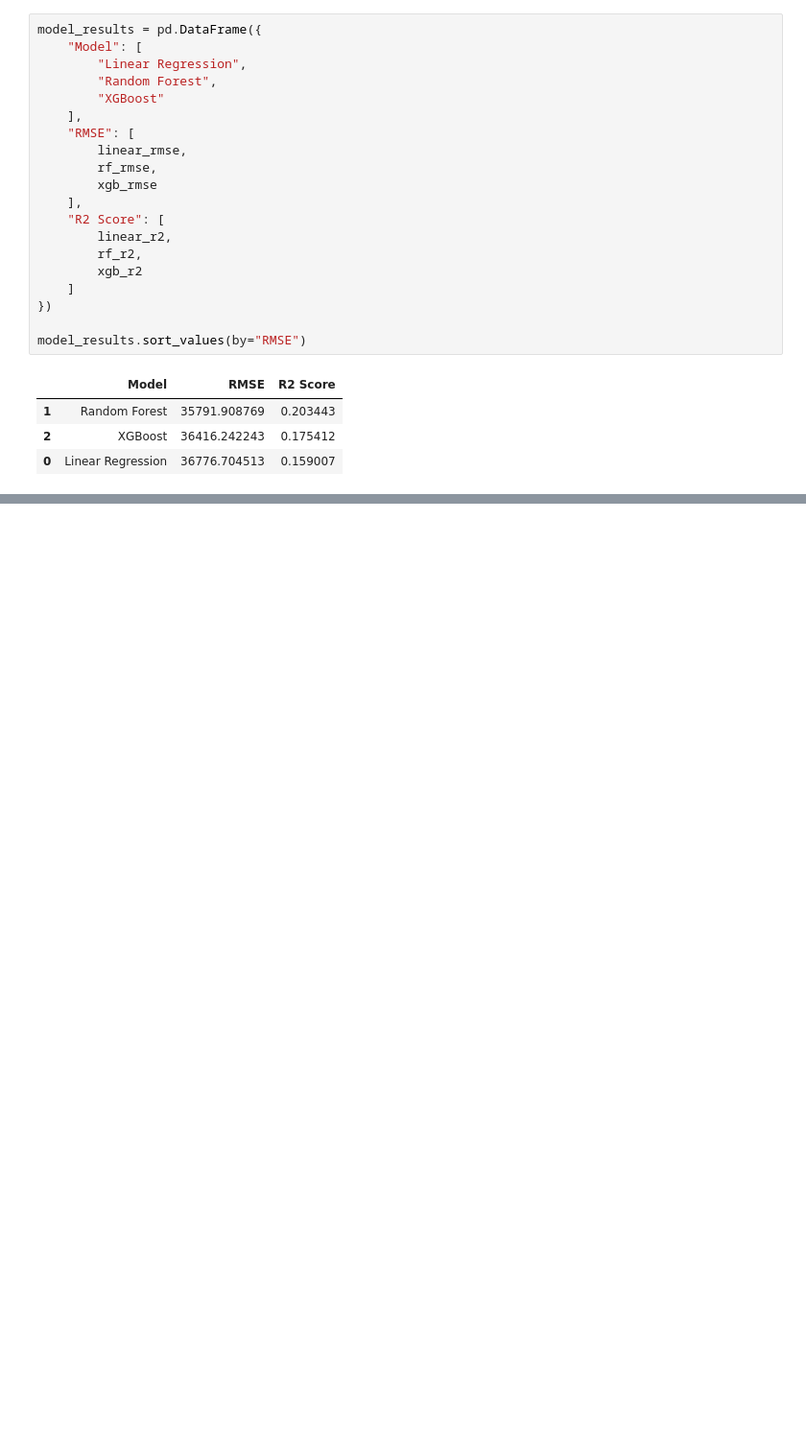
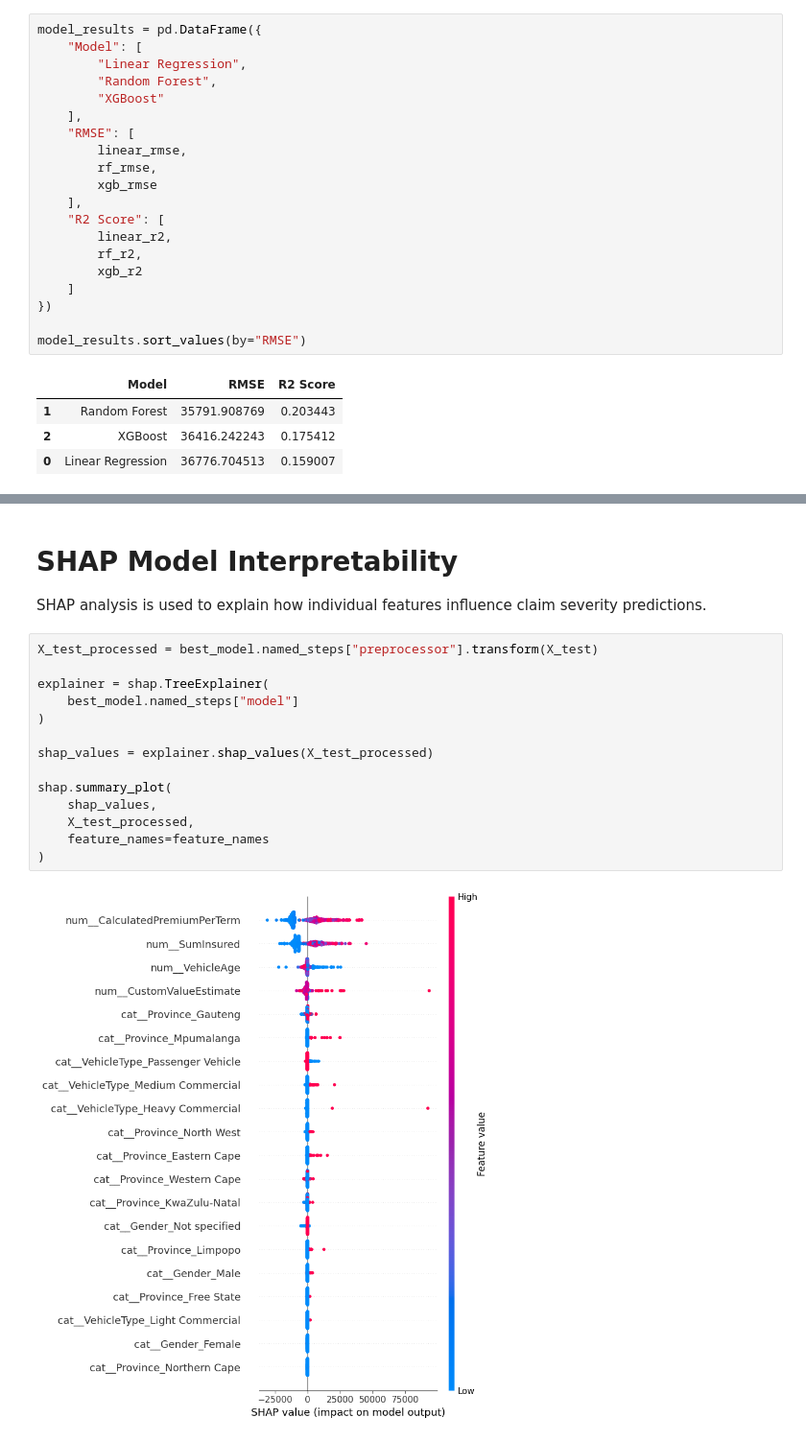
Before and after one commit to Bilen189/insurance-risk-analytics-week3, a Jupyter notebook: notebooks/03_modeling.ipynb, the cells around one changed output, grey strips where cells are left out. Shown at 96% size. Drawn from its saved outputs; the diff is of its cells as text; blank space fills up the shorter version.

```diff
--- a/notebooks/03_modeling.ipynb
+++ b/notebooks/03_modeling.ipynb
@@ -294,0 +337,20 @@ model_results.sort_values(by="RMSE")
+# %% [markdown]
+# SHAP Model Interpretability
+
+SHAP analysis is used to explain how individual features influence claim severity predictions.
+# %%
+X_test_processed = best_model.named_steps["preprocessor"].transform(X_test)
+
+explainer = shap.TreeExplainer(
+    best_model.named_steps["model"]
+)
+
+shap_values = explainer.shap_values(X_test_processed)
+
+shap.summary_plot(
+    shap_values,
+    X_test_processed,
+    feature_names=feature_names
+)
+# %% [output]
+[figure, added]
```
Also changed, not shown: parts of 6 cells of this notebook.
